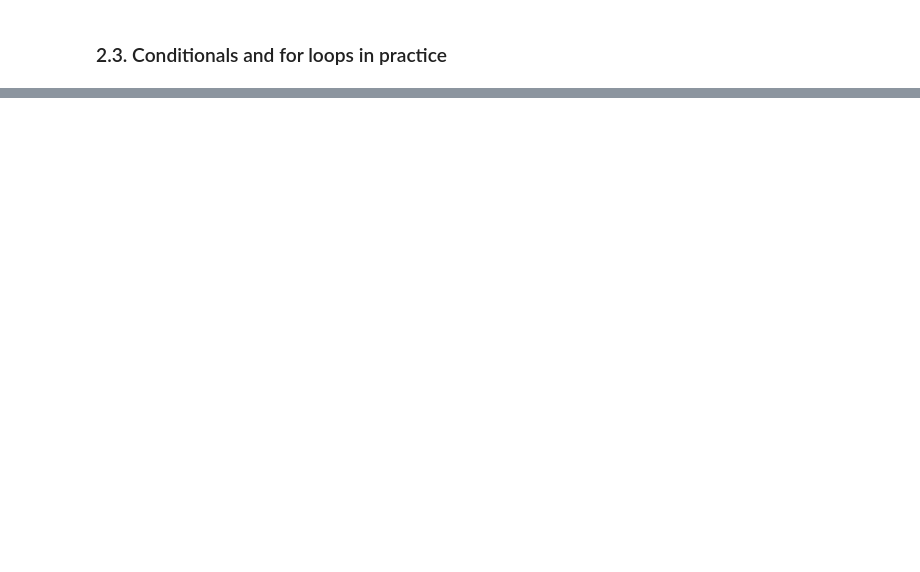
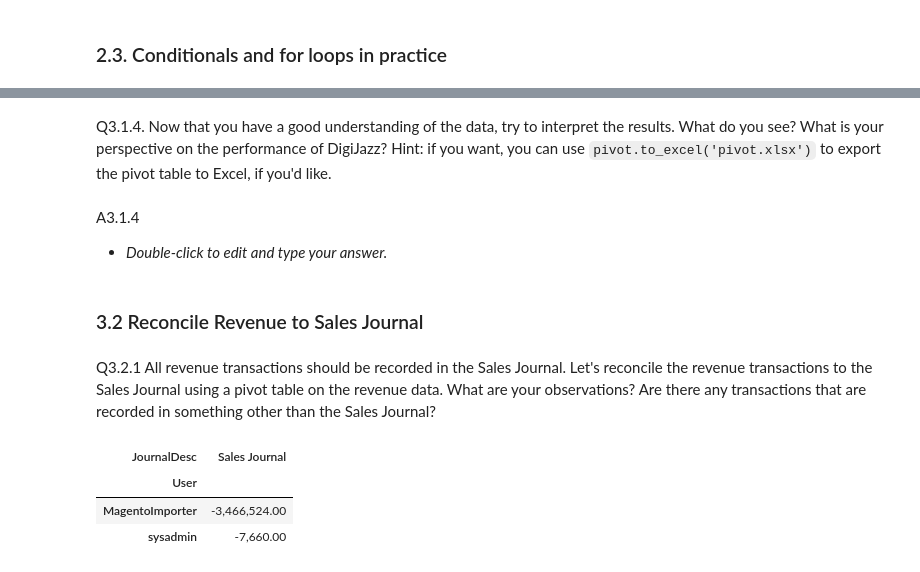
Before and after one commit to Louren/dsa-practica, a Jupyter notebook: Notebooks/1b_questions.ipynb, the cells around one changed output, grey strips where cells are left out. Cells and saved outputs as stored; diff of their text form; code cells hidden in the pictures; blank space fills up the shorter version.

```diff
--- a/Notebooks/1b_questions.ipynb
+++ b/Notebooks/1b_questions.ipynb
@@ -463,0 +371,2 @@ Q2.3.7 What percentage of the total dataset is upbeat, above the value of 100 BP
+# %% [markdown]
+Q3.1.4. Now that you have a good understanding of the data, try to interpret the results. What do you see? What is your perspective on the performance of DigiJazz? Hint: if you want, you can use `pivot.to_excel('pivot.xlsx')` to export the pivot table to Excel, if you'd like.
@@ -463,0 +376,18 @@ Q2.3.7 What percentage of the total dataset is upbeat, above the value of 100 BP
+# %% [markdown]
+A3.1.4
+* *Double-click to edit and type your answer.*
+# %% [markdown]
+### 3.2 Reconcile Revenue to Sales Journal
+# %% [markdown]
+Q3.2.1 All revenue transactions should be recorded in the Sales Journal. Let's reconcile the revenue transactions to the Sales Journal using a pivot table on the revenue data. What are your observations? Are there any transactions that are recorded in something other than the Sales Journal?
+# %%
+# Ensure our df_revenue is up-to-date
+df_revenue = gl_data[gl_data['AccountType'] == 'Revenue'].reset_index(drop=True)
+
+# Create a pivot table
+df_revenue.pivot_table(_____EDIT_ME_____)
+# %% [output]
+| JournalDesc | Sales Journal |
+| User |  |
+| MagentoImporter | -3,466,524.00 |
+| sysadmin | -7,660.00 |
```
Also changed, not shown: parts of 117 cells of this notebook, 2 other files.
